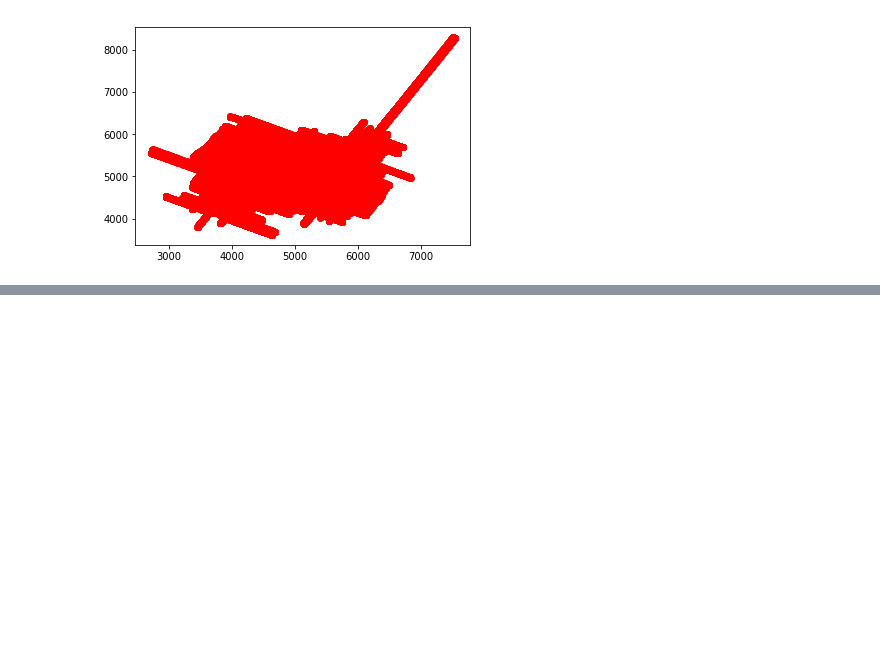
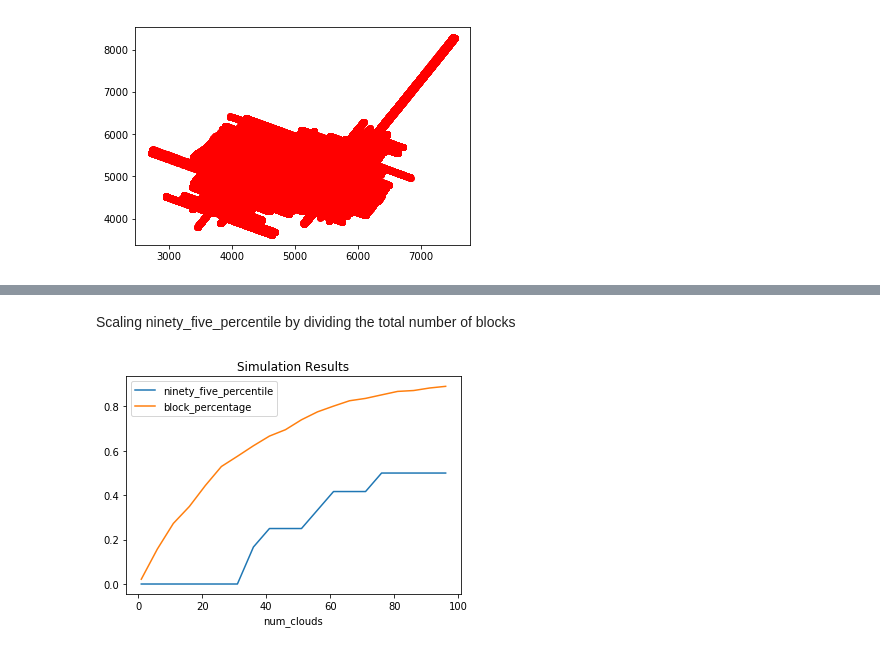
Before and after one commit to JuanMantica123/vanet_simulator, a Jupyter notebook: Vanet_Simulation_New_York.ipynb, the cells around one changed output, grey strips where cells are left out. Cells and saved outputs as stored; diff of their text form; code cells hidden in the pictures; blank space fills up the shorter version.

```diff
--- a/Vanet_Simulation_New_York.ipynb
+++ b/Vanet_Simulation_New_York.ipynb
@@ -207,0 +96,13 @@ df_stats.to_csv("microclouds_1_20")
+# %% [markdown]
+Scaling ninety_five_percentile by dividing the total number of blocks
+# %%
+results_df['ninety_five_percentile'] = results_df['ninety_five_percentile'].apply(lambda x: x/TOTAL_BLOCKS)
+# %%
+plt.plot(results_df['num_clouds'],results_df['ninety_five_percentile'])
+plt.plot(results_df['num_clouds'],results_df['block_percentage'])
+plt.xlabel('num_clouds')
+plt.title('Simulation Results')
+plt.legend(loc='best')
+plt.show()
+# %% [output]
+[figure, added]
```
Also changed, not shown: parts of 38 cells of this notebook, 6 other files.
